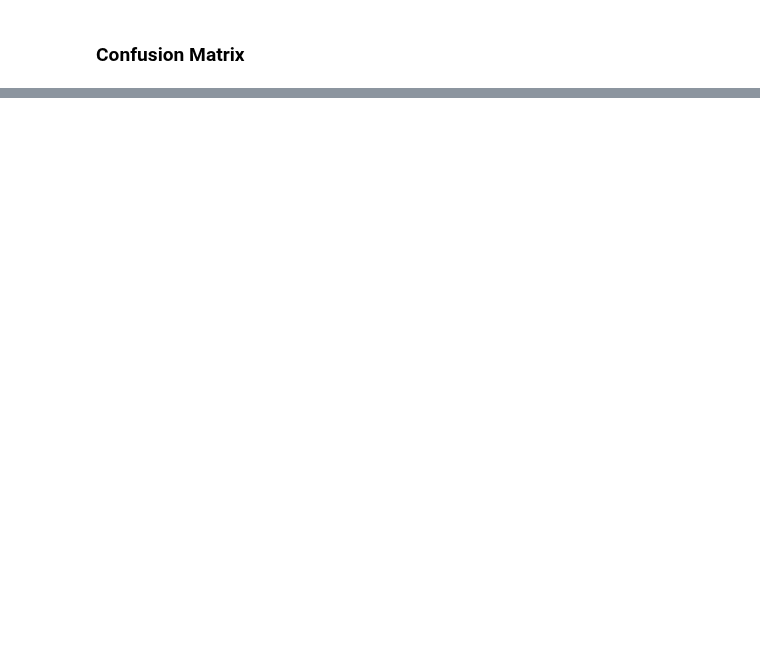
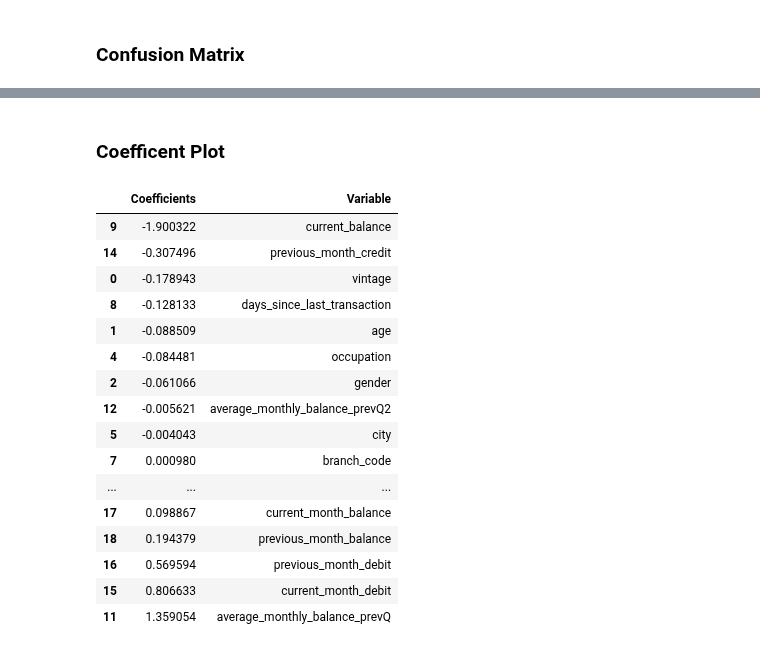
Before and after one commit to VelampalepuRohitAnjaniKumar/Machine-Learning-, a Jupyter notebook: Logistic Regression/logistic_Regression _model.ipynb, the cells around one changed output, grey strips where cells are left out. Cells and saved outputs as stored; diff of their text form; code cells hidden in the pictures; blank space fills up the shorter version.

```diff
--- a/Logistic Regression/logistic_Regression _model.ipynb
+++ b/Logistic Regression/logistic_Regression _model.ipynb
@@ -145,0 +257,34 @@ recall
+# %% [markdown]
+### Coefficent Plot
+# %%
+#arranging data
+
+c=classifier.coef_.reshape(-1)
+x=X.columns
+coeff_plot=pd.DataFrame({'Coefficients':c,
+                         'Variable':x
+                        })
+
+
+#sorrting values
+
+coeff_plot=coeff_plot.sort_values(by='Coefficients')
+coeff_plot
+# %% [output]
+|  | Coefficients | Variable |
+| 9 | -1.900322 | current_balance |
+| 14 | -0.307496 | previous_month_credit |
+| 0 | -0.178943 | vintage |
+| 8 | -0.128133 | days_since_last_transaction |
+| 1 | -0.088509 | age |
+| 4 | -0.084481 | occupation |
+| 2 | -0.061066 | gender |
+| 12 | -0.005621 | average_monthly_balance_prevQ2 |
+| 5 | -0.004043 | city |
+| 7 | 0.000980 | branch_code |
+| ... | ... | ... |
+| 17 | 0.098867 | current_month_balance |
+| 18 | 0.194379 | previous_month_balance |
+| 16 | 0.569594 | previous_month_debit |
+| 15 | 0.806633 | current_month_debit |
+| 11 | 1.359054 | average_monthly_balance_prevQ |
```
Also changed, not shown: parts of 21 cells of this notebook.
